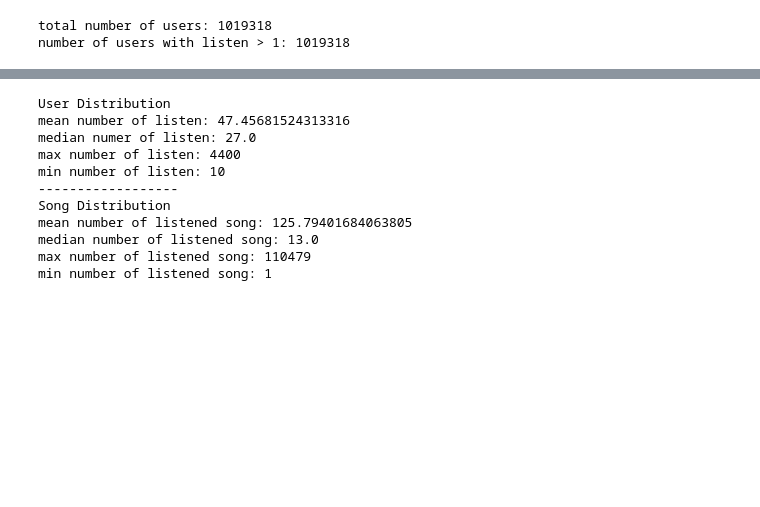
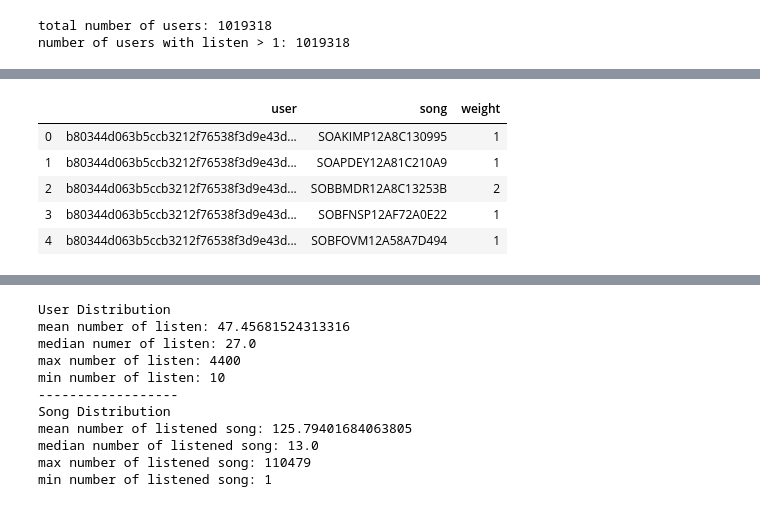
Before and after one commit to JHunterHobbs/bipartite-recs, a Jupyter notebook: Network_Project.ipynb, the cells around one changed output, grey strips where cells are left out. Cells and saved outputs as stored; diff of their text form; code cells hidden in the pictures; blank space fills up the shorter version.

```diff
--- a/Network_Project.ipynb
+++ b/Network_Project.ipynb
@@ -46,0 +88,10 @@ number of users with listen > 1: 1019318
+# %%
+triplet_df = pd.DataFrame(edge_list, columns=['user', 'song', 'weight'])
+triplet_df.head()
+# %% [output]
+|  | user | song | weight |
+| 0 | b80344d063b5ccb3212f76538f3d9e43d... | SOAKIMP12A8C130995 | 1 |
+| 1 | b80344d063b5ccb3212f76538f3d9e43d... | SOAPDEY12A81C210A9 | 1 |
+| 2 | b80344d063b5ccb3212f76538f3d9e43d... | SOBBMDR12A8C13253B | 2 |
+| 3 | b80344d063b5ccb3212f76538f3d9e43d... | SOBFNSP12AF72A0E22 | 1 |
+| 4 | b80344d063b5ccb3212f76538f3d9e43d... | SOBFOVM12A58A7D494 | 1 |
```
Also changed, not shown: parts of 9 cells of this notebook.
